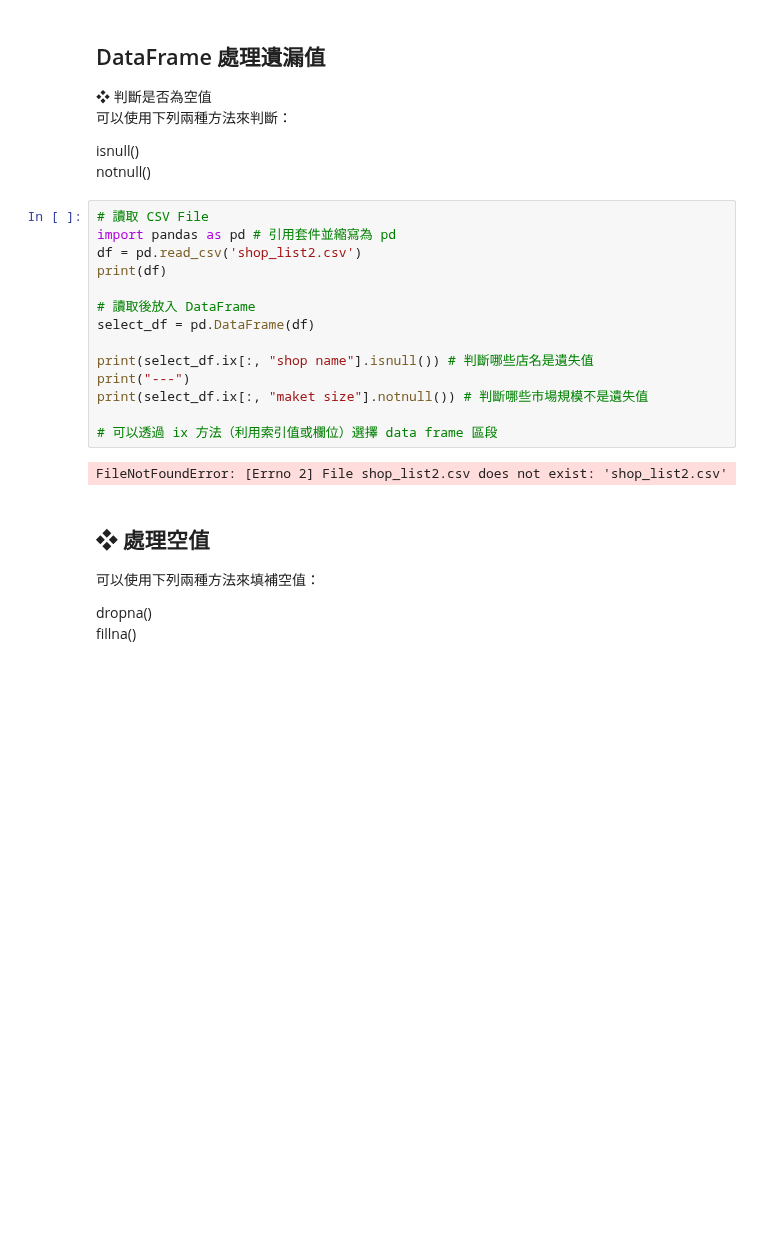
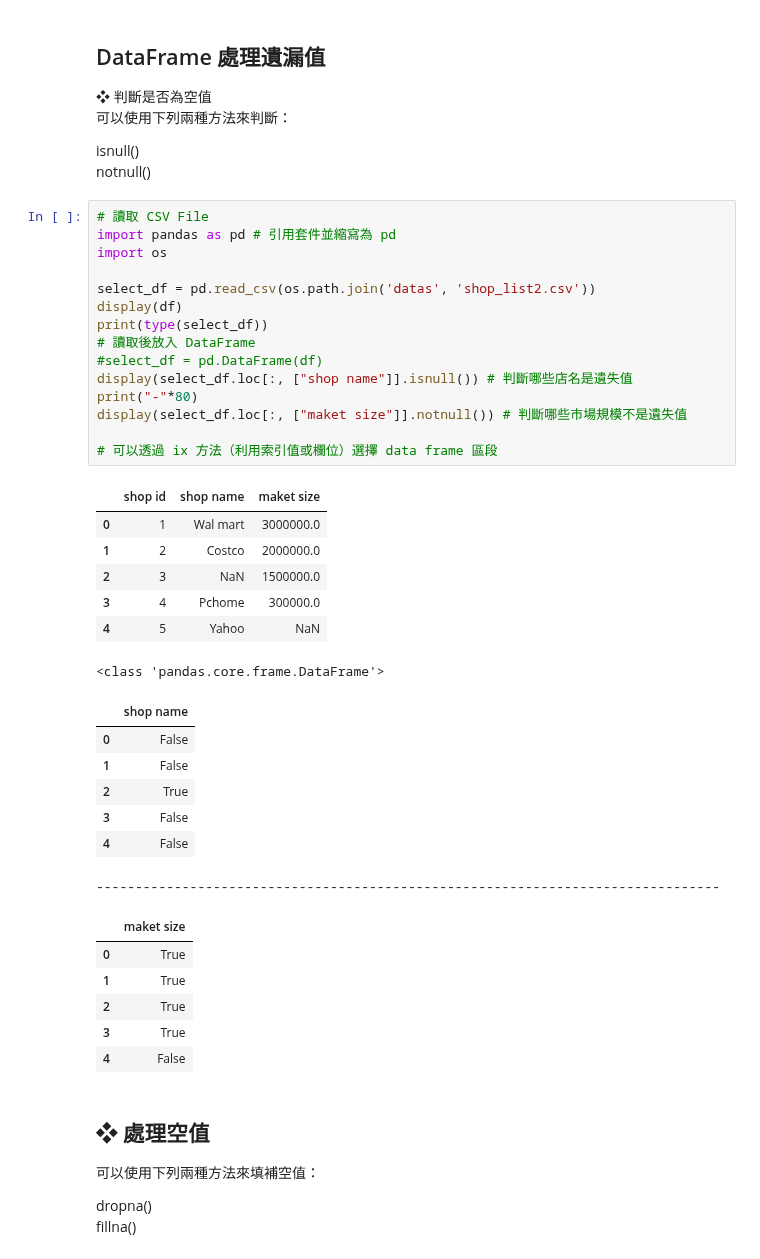
Before and after one commit to jiangsir/PythonBasic, a Jupyter notebook: Pandas基礎用法.ipynb, the cells around one changed output. Saved outputs shown, nothing was run; the diff lists cells and outputs as text; blank space fills up the shorter version.

```diff
--- a/Pandas基礎用法.ipynb
+++ b/Pandas基礎用法.ipynb
@@ -387,19 +398,39 @@ notnull()
 # %%
 # 讀取 CSV File
 import pandas as pd # 引用套件並縮寫為 pd
-df = pd.read_csv('shop_list2.csv')
-print(df)
+import os
 
+select_df = pd.read_csv(os.path.join('datas', 'shop_list2.csv'))
+display(df)
+print(type(select_df))
 # 讀取後放入 DataFrame
-select_df = pd.DataFrame(df)
-
-print(select_df.ix[:, "shop name"].isnull()) # 判斷哪些店名是遺失值
-print("---")
-print(select_df.ix[:, "maket size"].notnull()) # 判斷哪些市場規模不是遺失值
+#select_df = pd.DataFrame(df)
+display(select_df.loc[:, ["shop name"]].isnull()) # 判斷哪些店名是遺失值
+print("-"*80)
+display(select_df.loc[:, ["maket size"]].notnull()) # 判斷哪些市場規模不是遺失值
 
 # 可以透過 ix 方法（利用索引值或欄位）選擇 data frame 區段
 # %% [output]
+|  | shop id | shop name | maket size |
+| 0 | 1 | Wal mart | 3000000.0 |
+| 1 | 2 | Costco | 2000000.0 |
+| 2 | 3 | NaN | 1500000.0 |
+| 3 | 4 | Pchome | 300000.0 |
+| 4 | 5 | Yahoo | NaN |
-FileNotFoundError: [Errno 2] File shop_list2.csv does not exist: 'shop_list2.csv'
+<class 'pandas.core.frame.DataFrame'>
+|  | shop name |
+| 0 | False |
+| 1 | False |
+| 2 | True |
+| 3 | False |
+| 4 | False |
+--------------------------------------------------------------------------------
+|  | maket size |
+| 0 | True |
+| 1 | True |
+| 2 | True |
+| 3 | True |
+| 4 | False |
 # %% [markdown]
 ## ❖ 處理空值
 
```
Also changed, not shown: parts of 8 cells of this notebook, 1 other file.
